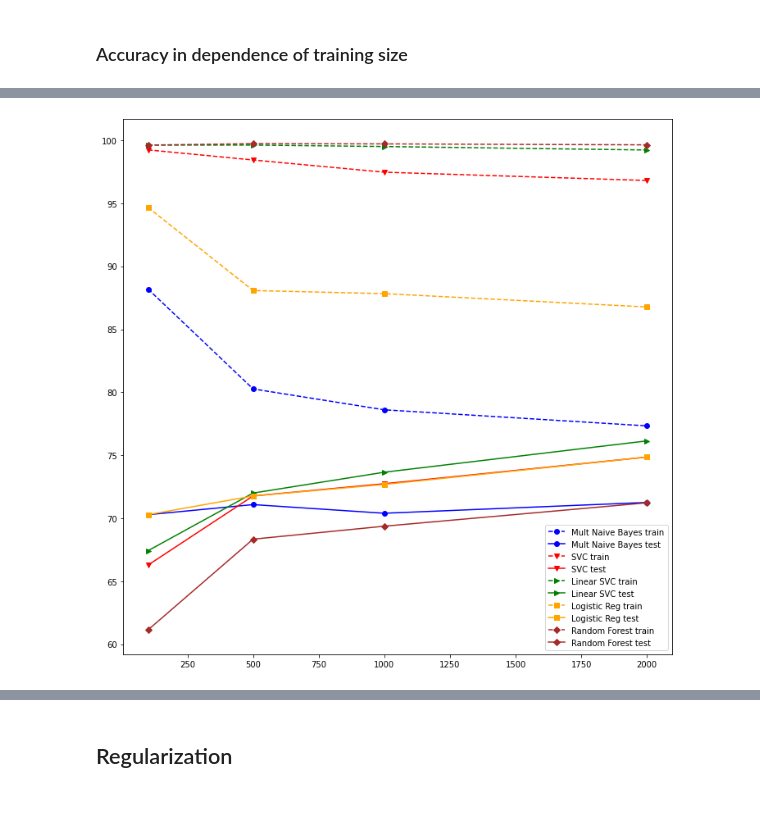
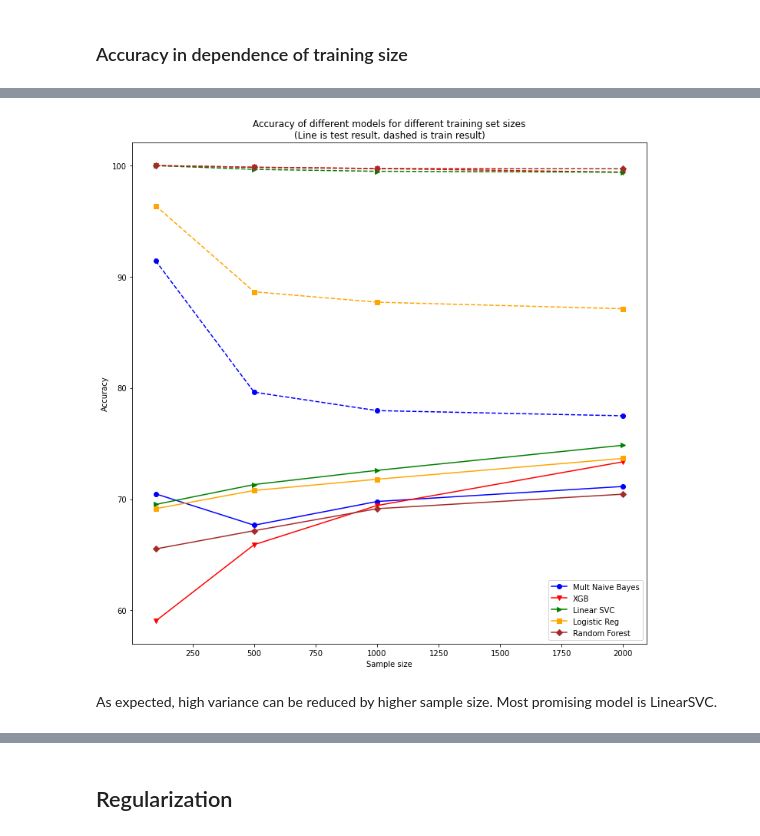
Before and after one commit to svenrr/good_news_everyone, a Jupyter notebook: Category_Analysis/models_scikit.ipynb, the cells around one changed output, grey strips where cells are left out. Drawn from its saved outputs; the diff is of its cells as text; code cells hidden in the pictures; blank space fills up the shorter version.

```diff
--- a/Category_Analysis/models_scikit.ipynb
+++ b/Category_Analysis/models_scikit.ipynb
@@ -128,7 +132,8 @@ def lin_svc():
     train_time = time() - train_start
 
     pred_start = time()
-    test_score = clf.score(X_test_tfidf, y_test) * 100
+    #test_score = clf.score(X_test_tfidf, y_test) * 100
+    test_score = cross_val_score(clf, X_train_tfidf, y_train, cv=5).mean() * 100
     train_score = clf.score(X_train_tfidf, y_train) * 100
     pred_time = time() - pred_start
 
@@ -152,7 +157,8 @@ def log():
     train_time = time() - train_start
 
     pred_start = time()
-    test_score = clf.score(X_test_tfidf, y_test) * 100
+    #test_score = clf.score(X_test_tfidf, y_test) * 100
+    test_score = cross_val_score(clf, X_train_tfidf, y_train, cv=5).mean() * 100
     train_score = clf.score(X_train_tfidf, y_train) * 100
     pred_time = time() - pred_start
 
@@ -176,7 +182,8 @@ def rf():
     train_time = time() - train_start
 
     pred_start = time()
-    test_score = clf.score(X_test_tfidf, y_test) * 100
+    #test_score = clf.score(X_test_tfidf, y_test) * 100
+    test_score = cross_val_score(clf, X_train_tfidf, y_train, cv=5).mean() * 100
     train_score = clf.score(X_train_tfidf, y_train) * 100
     pred_time = time() - pred_start
 
@@ -221,8 +235,8 @@ bar_adjacent_labels(
 # %%
 models = {
     'Mult Naive Bayes': nb,
-    'SVC': svc,
-    #'XGB': xgb,
+    #'SVC': svc,
+    'XGB': xgb,
     'Linear SVC': lin_svc,
     'Logistic Reg': log,
     'Random Forest': rf
@@ -262,25 +276,30 @@ Calculation with 2000 samples finished in 569.3s
 # %%
 y1 = {}
 y2 = {}
 
 for model in models.keys():
     y1[model] = []
     y2[model] = []
     for sample in range(len(samples)):
         y1[model].append(results[sample][model]['train_acc'])
         y2[model].append(results[sample][model]['test_acc'])
 
 plt.figure(figsize=(12, 12))
 colors = ['blue', 'red', 'green', 'orange', 'brown']
 points = ['o', 'v', '>', 's', 'D', 'x']
 count=0
 for model in models.keys():
-    plt.plot(samples, y1[model], c=colors[count], marker=points[count], linestyle='dashed', label=model+' train')
-    plt.plot(samples, y2[model], c=colors[count], marker=points[count], label=model+' test')
+    plt.plot(samples, y1[model], c=colors[count], marker=points[count], linestyle='dashed')#, label=model+' train')
+    plt.plot(samples, y2[model], c=colors[count], marker=points[count], label=model)
     count += 1
-plt.legend();
+plt.legend()
+plt.xlabel('Sample size')
+plt.ylabel('Accuracy')
+plt.title('Accuracy of different models for different training set sizes\n(Line is test result, dashed is train result)');
 # %% [output]
-[figure, old version]
+[figure, new version]
+# %% [markdown]
+As expected, high variance can be reduced by higher sample size. Most promising model is LinearSVC.
 # %%
 y1 = {}
 y2 = {}
```
Also changed, not shown: parts of 32 cells of this notebook, 7 other files.
